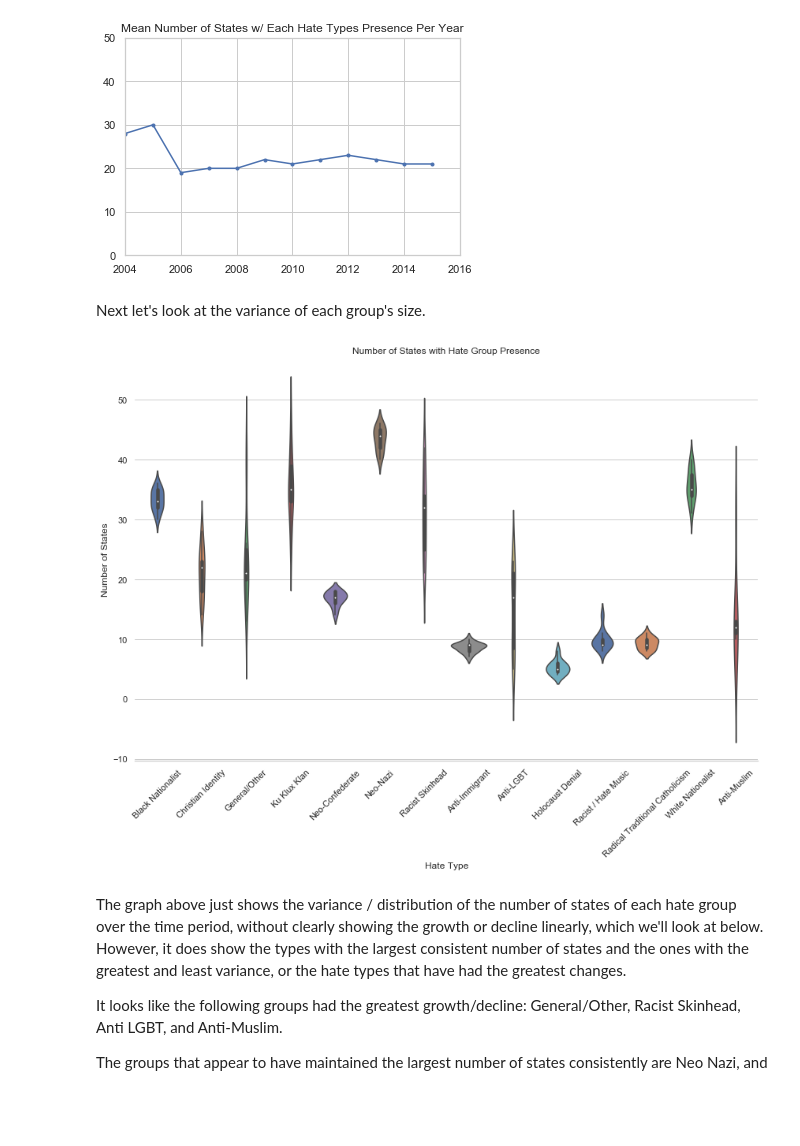
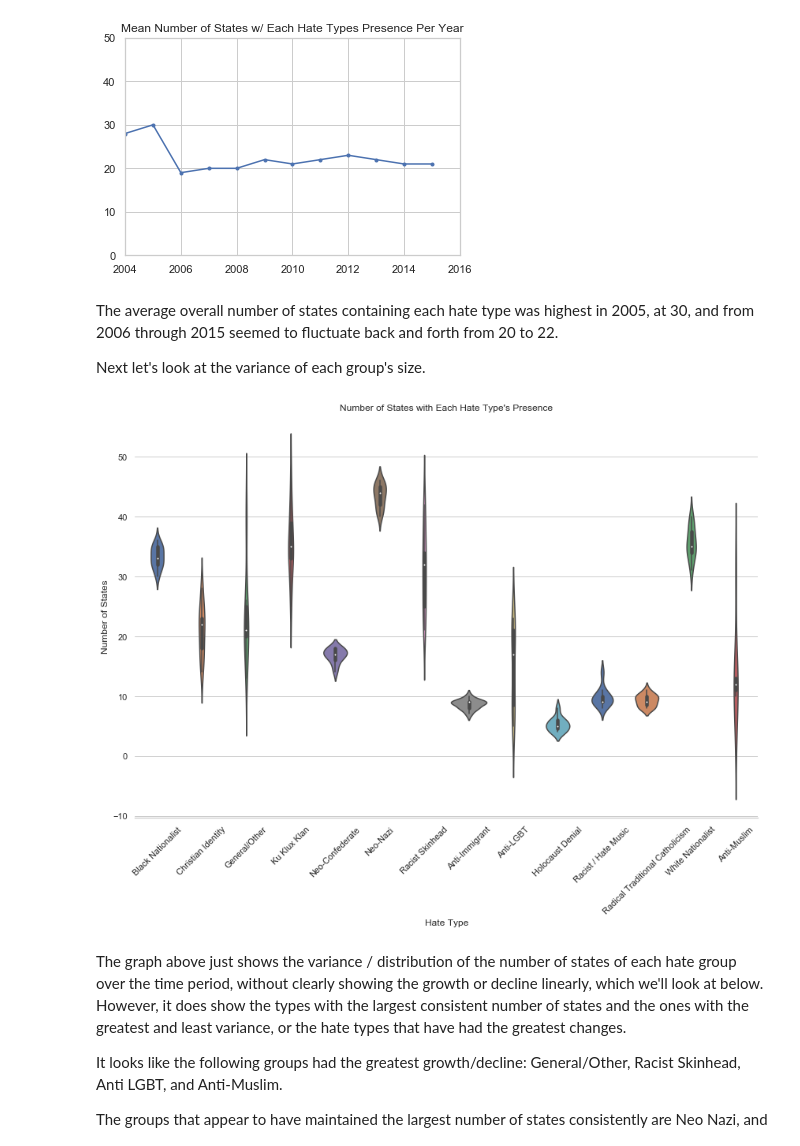
Before and after one commit to gemmaaa/capstone_projects, a Jupyter notebook: FC birlikde 3. Data analysis.ipynb, the cells around one changed output. Drawn from its saved outputs; the diff is of its cells as text; code cells hidden in the pictures; blank space fills up the shorter version.

```diff
--- a/FC birlikde 3. Data analysis.ipynb
+++ b/FC birlikde 3. Data analysis.ipynb
@@ -326,20 +339,22 @@ plt.xlim(min(state_type['Year']), max(state_type['Year']))
 plt.show()
 # %% [output]
 [figure]
-# %% [markdown]
-Next let's look at the variance of each group's size.
+# %% [markdown]
+The average overall number of states containing each hate type was highest in 2005, at 30, and from 2006 through 2015 seemed to fluctuate back and forth from 20 to 22.
+
+Next let's look at the variance of each group's size.
 # %%
 sns.set(style="whitegrid")
 
 g = sns.catplot(x="Hate Type", y="State", data=state_type, aspect=1.5,
                    height=8, kind="violin", palette="deep",ci=95, dodge=True)
 g.despine(left=True)
 g.set_ylabels("Number of States")
 g.set_xticklabels(rotation=45)
-plt.title('Number of States with Hate Group Presence')
+plt.title("Number of States with Each Hate Type's Presence")
 plt.show()
 # %% [output]
-[figure, old version]
+[figure, new version]
 # %% [markdown]
 The graph above just shows the variance / distribution of the number of states of each hate group over the time period, without clearly showing the growth or decline linearly, which we'll look at below. However, it does show the types with the largest consistent number of states and the ones with the greatest and least variance, or the hate types that have had the greatest changes.
 
```
Also changed, not shown: parts of 41 cells of this notebook, 1 other file.
